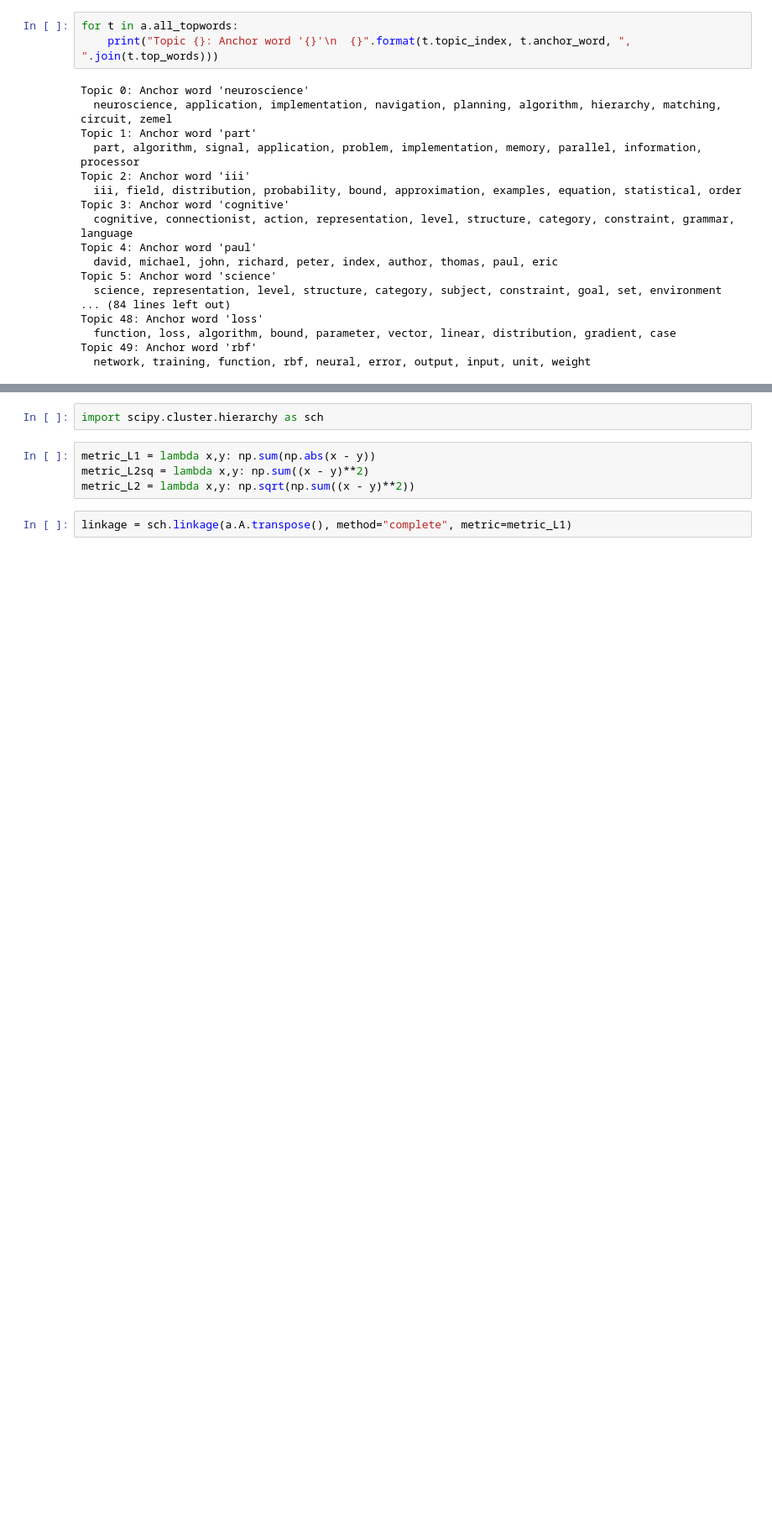
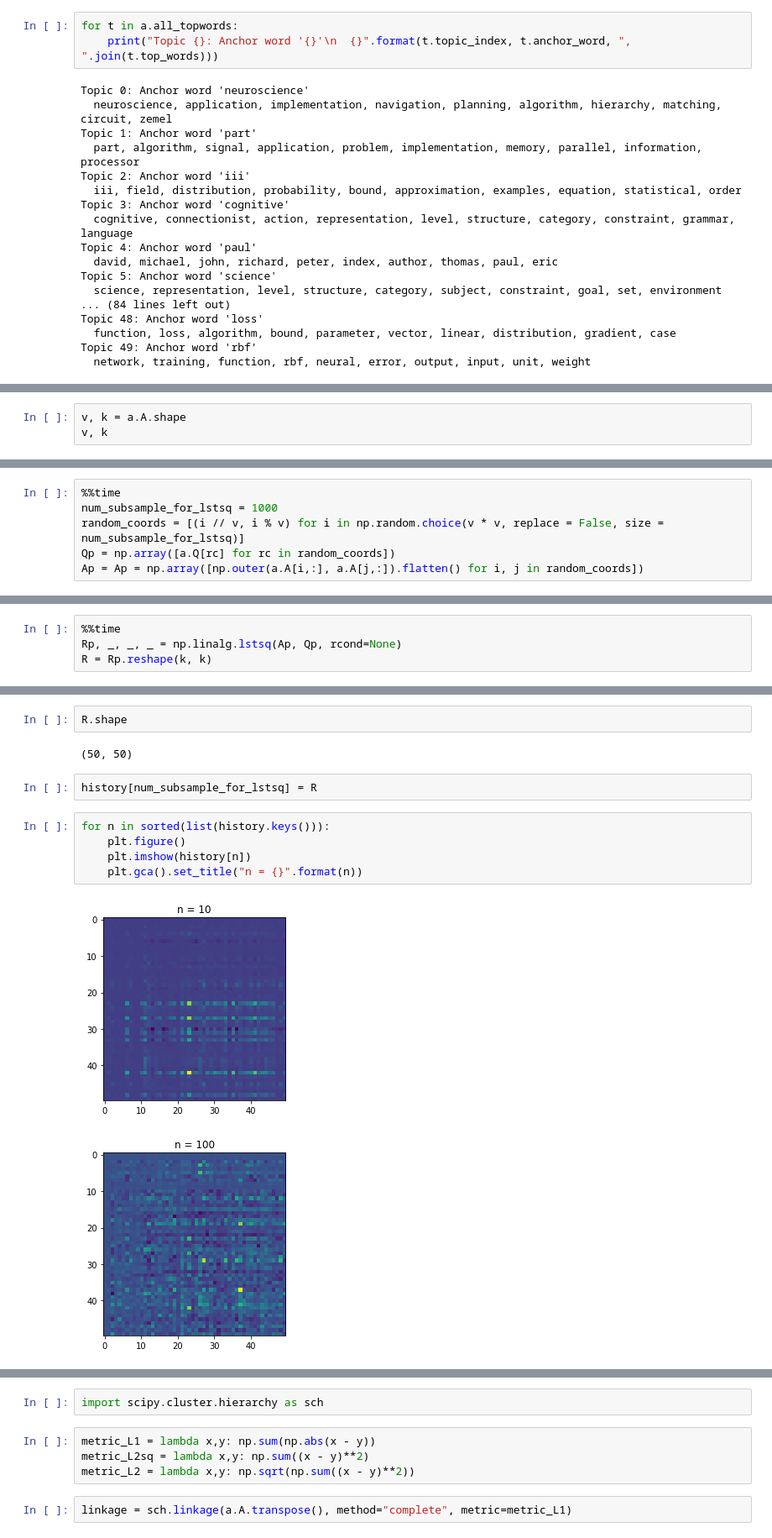
Before and after one commit to aleveren/anchor-word-recovery, a Jupyter notebook: run_analysis.ipynb, the cells around one changed output, grey strips where cells are left out. Shown: that part at 84% size. Drawn from its saved outputs; the diff is of its cells as text; blank space fills up the shorter version.

```diff
--- a/run_analysis.ipynb
+++ b/run_analysis.ipynb
@@ -77,0 +84,3 @@ Topic 49: Anchor word 'rbf'
+# %%
+v, k = a.A.shape
+v, k
@@ -77,0 +91,6 @@ Topic 49: Anchor word 'rbf'
+# %%
+%%time
+num_subsample_for_lstsq = 1000
+random_coords = [(i // v, i % v) for i in np.random.choice(v * v, replace = False, size = num_subsample_for_lstsq)]
+Qp = np.array([a.Q[rc] for rc in random_coords])
+Ap = Ap = np.array([np.outer(a.A[i,:], a.A[j,:]).flatten() for i, j in random_coords])
@@ -77,0 +104,4 @@ Topic 49: Anchor word 'rbf'
+# %%
+%%time
+Rp, _, _, _ = np.linalg.lstsq(Ap, Qp, rcond=None)
+R = Rp.reshape(k, k)
@@ -77,0 +111,14 @@ Topic 49: Anchor word 'rbf'
+# %%
+R.shape
+# %% [output]
+(50, 50)
+# %%
+history[num_subsample_for_lstsq] = R
+# %%
+for n in sorted(list(history.keys())):
+    plt.figure()
+    plt.imshow(history[n])
+    plt.gca().set_title("n = {}".format(n))
+# %% [output]
+[figure, added]
+[figure, added]
```
Also changed, not shown: parts of 10 cells of this notebook.
